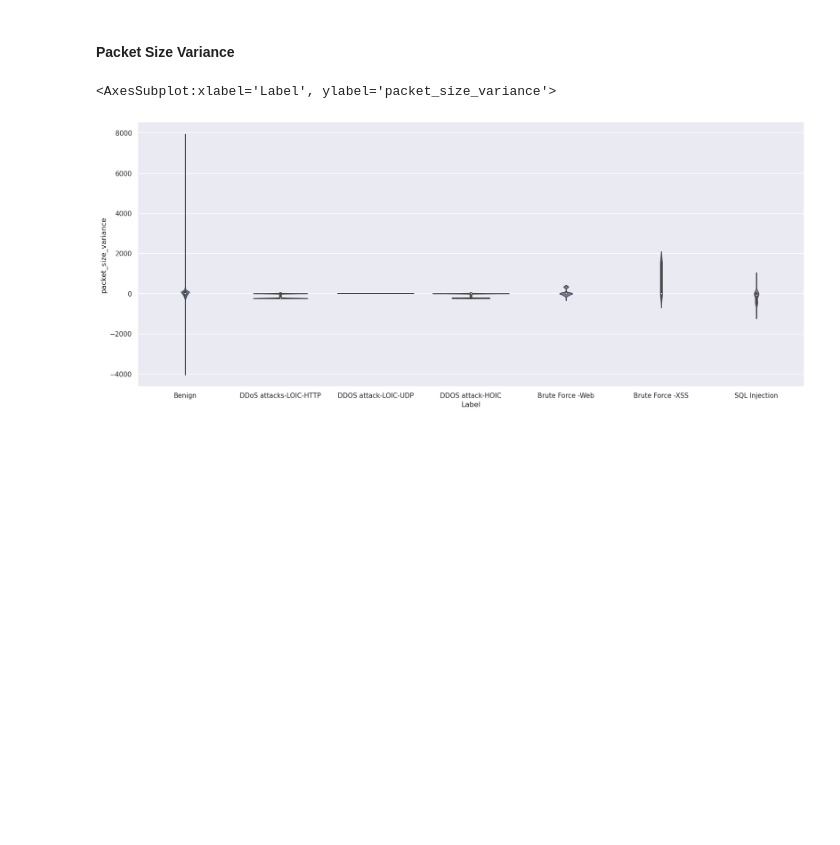
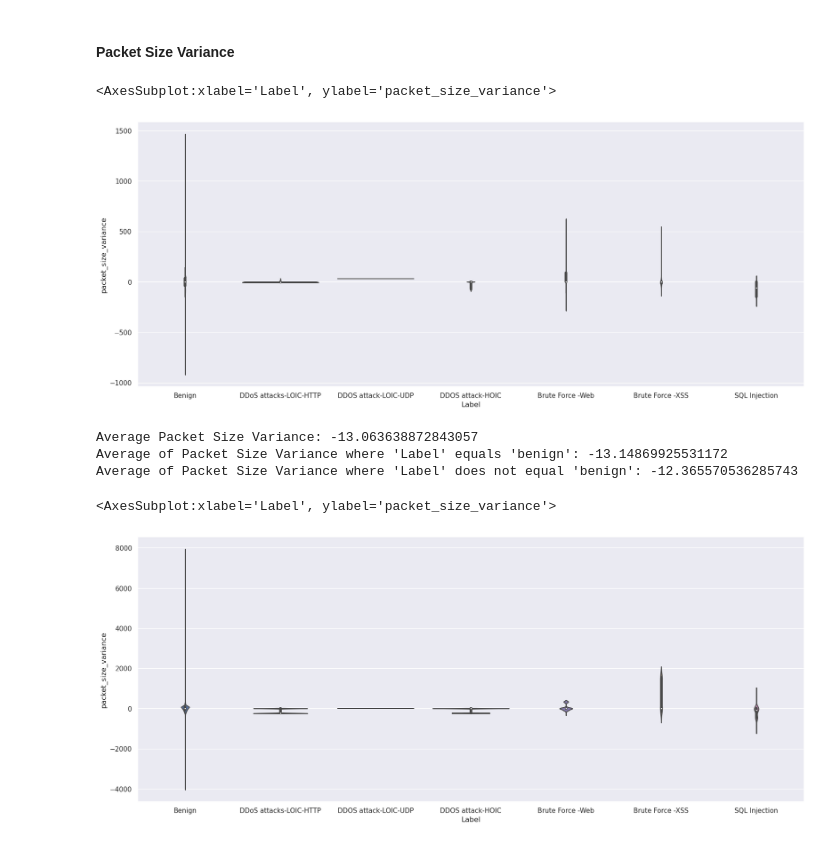
Before and after one commit to katielrink/IDS_Analysis, a Jupyter notebook: Homework_2.ipynb, the cells around one changed output. Drawn from its saved outputs; the diff is of its cells as text; code cells hidden in the pictures; blank space fills up the shorter version.

```diff
--- a/Homework_2.ipynb
+++ b/Homework_2.ipynb
@@ -305,5 +484,31 @@ sns.boxplot(x='Subflow Packets', y='Direction', hue='Label', data=subflow_melted
 # %% [markdown]
 #### Packet Size Variance
+# %%
+# Create a new column for packet size variance
+network_data['packet_size_variance'] = network_data['Fwd Pkt Len Mean'] - network_data['Fwd Pkt Len Std']
+
+# Create a violin plot of packet size variance by label
+sns.violinplot(x='Label', y='packet_size_variance', data=network_data)
+# %% [output]
+<AxesSubplot:xlabel='Label', ylabel='packet_size_variance'>
+[figure, added]
+# %%
+#Calculate Average Value
+#Numerical Value :
+# Find the average
+avg_A = network_data['packet_size_variance'].mean()
+print("Average Packet Size Variance:", avg_A)
+
+# Calculate the average of column 'Value' for rows where 'Class' equals 'benign'
+avg_benign = network_data.loc[network_data['Label'] == 'Benign', 'packet_size_variance'].mean()
+avg_non_benign = network_data.loc[network_data['Label'] != 'Benign', 'packet_size_variance'].mean()
+# Print the results
+print("Average of Packet Size Variance where 'Label' equals 'benign':", avg_benign)
+print("Average of Packet Size Variance where 'Label' does not equal 'benign':", avg_non_benign)
+# %% [output]
+Average Packet Size Variance: -13.063638872843057
+Average of Packet Size Variance where 'Label' equals 'benign': -13.14869925531172
+Average of Packet Size Variance where 'Label' does not equal 'benign': -12.365570536285743
 # %%
 # Create a new column for packet size variance
 network_data['packet_size_variance'] = network_data['Bwd Pkt Len Mean'] - network_data['Bwd Pkt Len Std']
```
Also changed, not shown: parts of 13 cells of this notebook.
